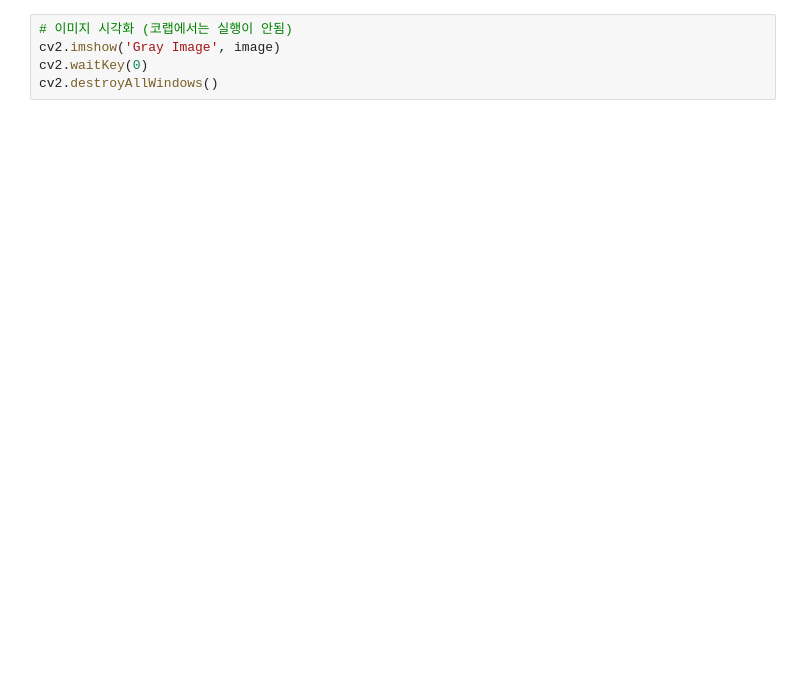
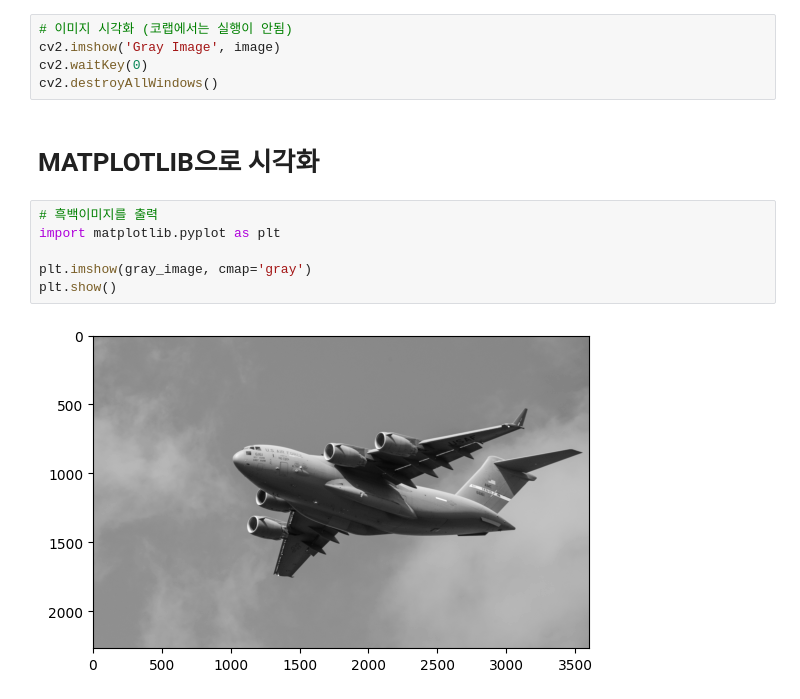
Before and after one commit to horolrolx/ai_visualization, a Jupyter notebook: day07/DAY7.ipynb, the cells around one changed output. Drawn from its saved outputs; the diff is of its cells as text; blank space fills up the shorter version.

```diff
--- a/day07/DAY7.ipynb
+++ b/day07/DAY7.ipynb
@@ -59,6 +51,16 @@ array([[140, 136, 146, ..., 132, 139, 134],
 cv2.imshow('Gray Image', image)
 cv2.waitKey(0)
 cv2.destroyAllWindows()
+# %% [markdown]
+# MATPLOTLIB으로 시각화
+# %%
+# 흑백이미지를 출력
+import matplotlib.pyplot as plt
+
+plt.imshow(gray_image, cmap='gray')
+plt.show()
+# %% [output]
+[figure, added]
 # %%
 # 맷플랏리브로 이미지 시각화
 import matplotlib.pyplot as plt
```
Also changed, not shown: parts of 3 cells of this notebook.
